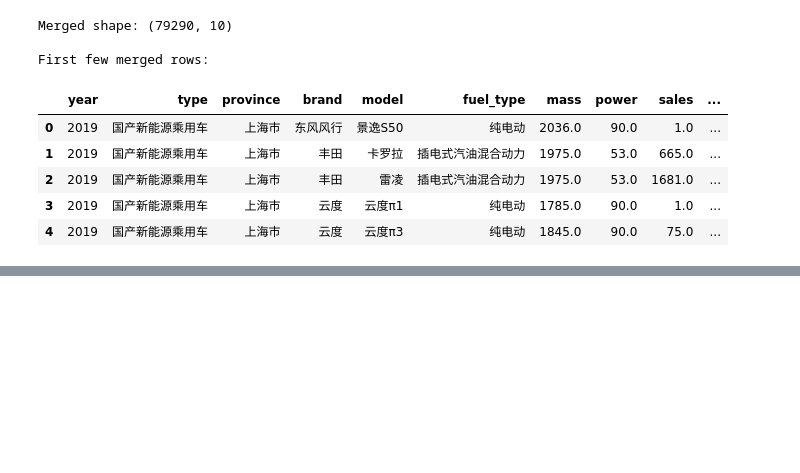
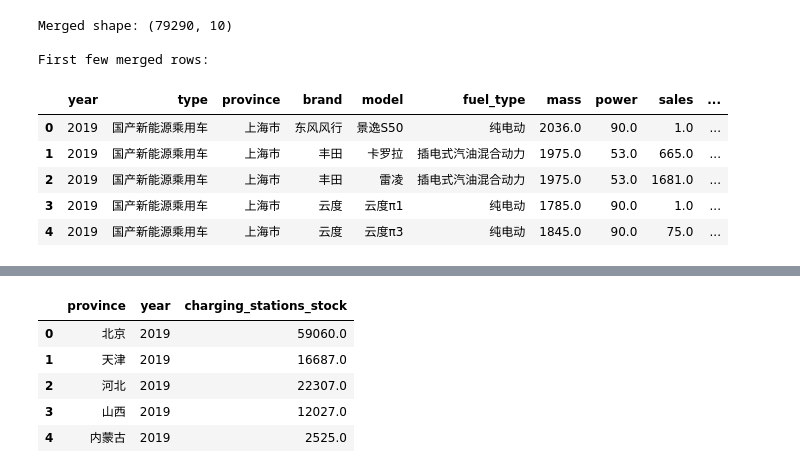
Before and after one commit to RBW021121/MSc-Dissertation, a Jupyter notebook: Data Cleaning.ipynb, the cells around one changed output, grey strips where cells are left out. Saved outputs shown, nothing was run; the diff lists cells and outputs as text; code cells hidden in the pictures; blank space fills up the shorter version.

```diff
--- a/Data Cleaning.ipynb
+++ b/Data Cleaning.ipynb
@@ -401,0 +493,27 @@ merged_df['market_share'] = merged_df['sales'] / merged_df['market_size']
+# %%
+################ Process charging station and car stock data
+# Rename charging station data to merged_df
+charging_station_df = charging_station_df.rename(columns={
+    '省份': 'province',
+    '公共充电桩保有量（台）': 'charging_stations_stock'
+})
+
+# Keep only province, year, and charging station stock columns
+charging_station_df = charging_station_df[['province', 'year', 'charging_stations_stock']]
+
+# Merge charging station data with merged_df
+merged_df = merged_df.merge(
+    charging_station_df,
+    how='left',
+    left_on=['province', 'year'],
+    right_on=['province', 'year']
+)
+
+charging_station_df.head()
+# %% [output]
+|  | province | year | charging_stations_stock |
+| 0 | 北京 | 2019 | 59060.0 |
+| 1 | 天津 | 2019 | 16687.0 |
+| 2 | 河北 | 2019 | 22307.0 |
+| 3 | 山西 | 2019 | 12027.0 |
+| 4 | 内蒙古 | 2019 | 2525.0 |
```
Also changed, not shown: parts of 7 cells of this notebook, 10 other files.
